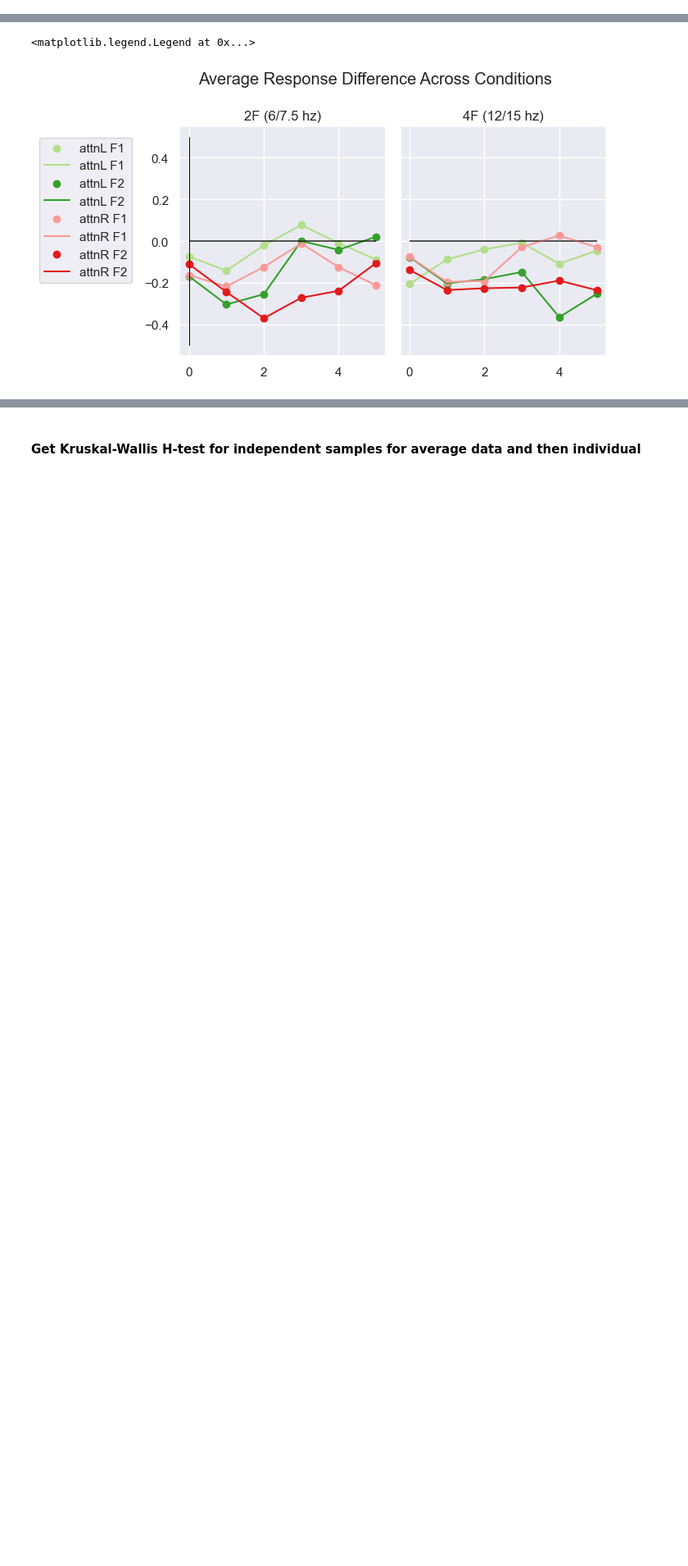
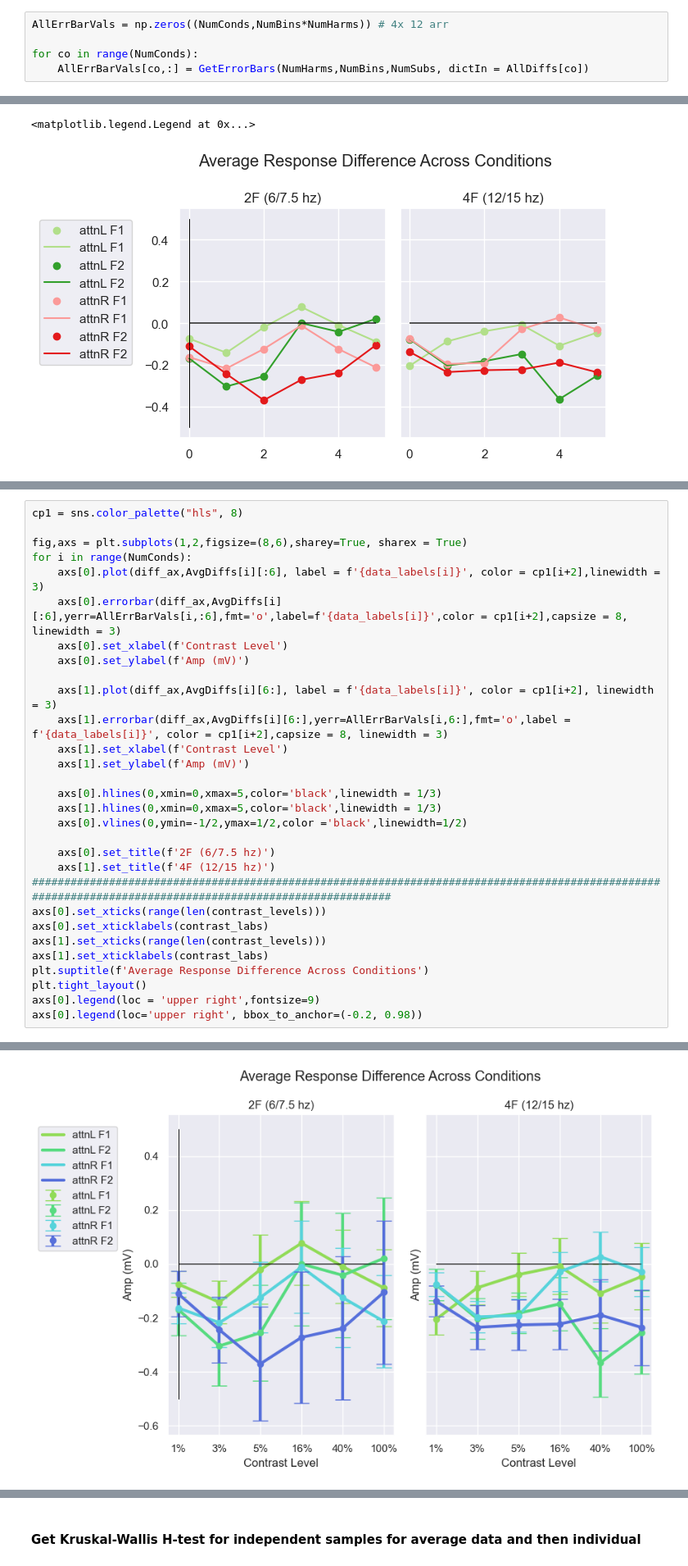
Before and after one commit to PatriciaNL/LTP_analysis, a Jupyter notebook: PythonScripts/GetAllSubjCRFDiff.ipynb, the cells around one changed output, grey strips where cells are left out. Shown at 82% size. Saved outputs shown, nothing was run; the diff lists cells and outputs as text; blank space fills up the shorter version.

Commit message:
new plot dropped!!!

```diff
--- a/PythonScripts/GetAllSubjCRFDiff.ipynb
+++ b/PythonScripts/GetAllSubjCRFDiff.ipynb
@@ -219,3 +216,8 @@ test = GetErrorBars(NumHarms,NumBins,NumSubs, dictIn = AllDiffs[0])
+# %%
+AllErrBarVals = np.zeros((NumConds,NumBins*NumHarms)) # 4x 12 arr
+
+for co in range(NumConds):
+    AllErrBarVals[co,:] = GetErrorBars(NumHarms,NumBins,NumSubs, dictIn = AllDiffs[co])
 # %% [markdown]
 #### Visualize Average Differences
 # %%
@@ -243,0 +248,31 @@ axs[0].legend(loc='upper right', bbox_to_anchor=(-0.2, 0.98))
+# %%
+cp1 = sns.color_palette("hls", 8)
+
+fig,axs = plt.subplots(1,2,figsize=(8,6),sharey=True, sharex = True)
+for i in range(NumConds):
+    axs[0].plot(diff_ax,AvgDiffs[i][:6], label = f'{data_labels[i]}', color = cp1[i+2],linewidth = 3)
+    axs[0].errorbar(diff_ax,AvgDiffs[i][:6],yerr=AllErrBarVals[i,:6],fmt='o',label=f'{data_labels[i]}',color = cp1[i+2],capsize = 8, linewidth = 3)
+    axs[0].set_xlabel(f'Contrast Level')
+    axs[0].set_ylabel(f'Amp (mV)')
+
+    axs[1].plot(diff_ax,AvgDiffs[i][6:], label = f'{data_labels[i]}', color = cp1[i+2], linewidth = 3)
+    axs[1].errorbar(diff_ax,AvgDiffs[i][6:],yerr=AllErrBarVals[i,6:],fmt='o',label = f'{data_labels[i]}', color = cp1[i+2],capsize = 8, linewidth = 3)
+    axs[1].set_xlabel(f'Contrast Level')
+    axs[1].set_ylabel(f'Amp (mV)')
+
+    axs[0].hlines(0,xmin=0,xmax=5,color='black',linewidth = 1/3)
+    axs[1].hlines(0,xmin=0,xmax=5,color='black',linewidth = 1/3)
+    axs[0].vlines(0,ymin=-1/2,ymax=1/2,color ='black',linewidth=1/2)
+
+    axs[0].set_title(f'2F (6/7.5 hz)')
+    axs[1].set_title(f'4F (12/15 hz)')
+##########################################################################################################################################################
+axs[0].set_xticks(range(len(contrast_levels)))
+axs[0].set_xticklabels(contrast_labs)
+axs[1].set_xticks(range(len(contrast_levels)))
+axs[1].set_xticklabels(contrast_labs)
+plt.suptitle(f'Average Response Difference Across Conditions')
+plt.tight_layout()
+axs[0].legend(loc = 'upper right',fontsize=9)
+axs[0].legend(loc='upper right', bbox_to_anchor=(-0.2, 0.98))
+# %% [output]
@@ -244,3 +280,4 @@ axs[0].legend(loc='upper right', bbox_to_anchor=(-0.2, 0.98))
+[figure, added]
 # %%
 fig,axs = plt.subplots(2,NumConds,figsize = (12,8), sharey = True)
 
```
Also changed, not shown: parts of 11 cells of this notebook.
